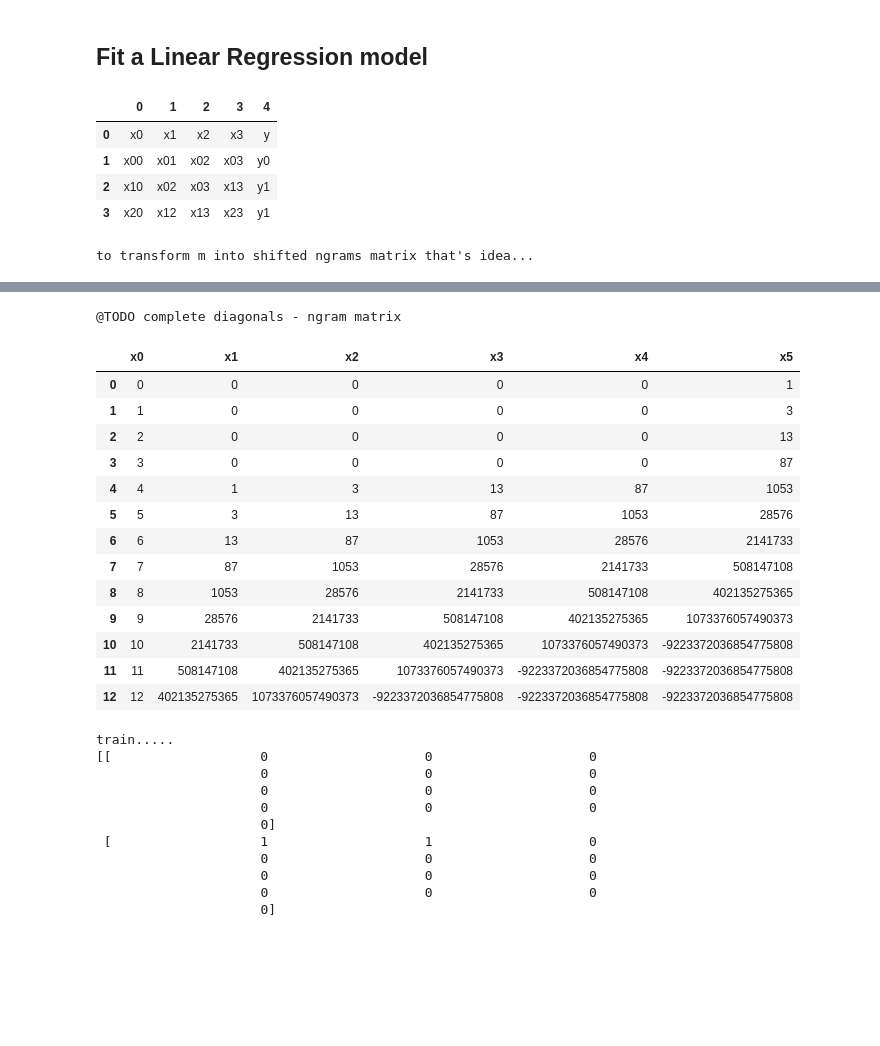
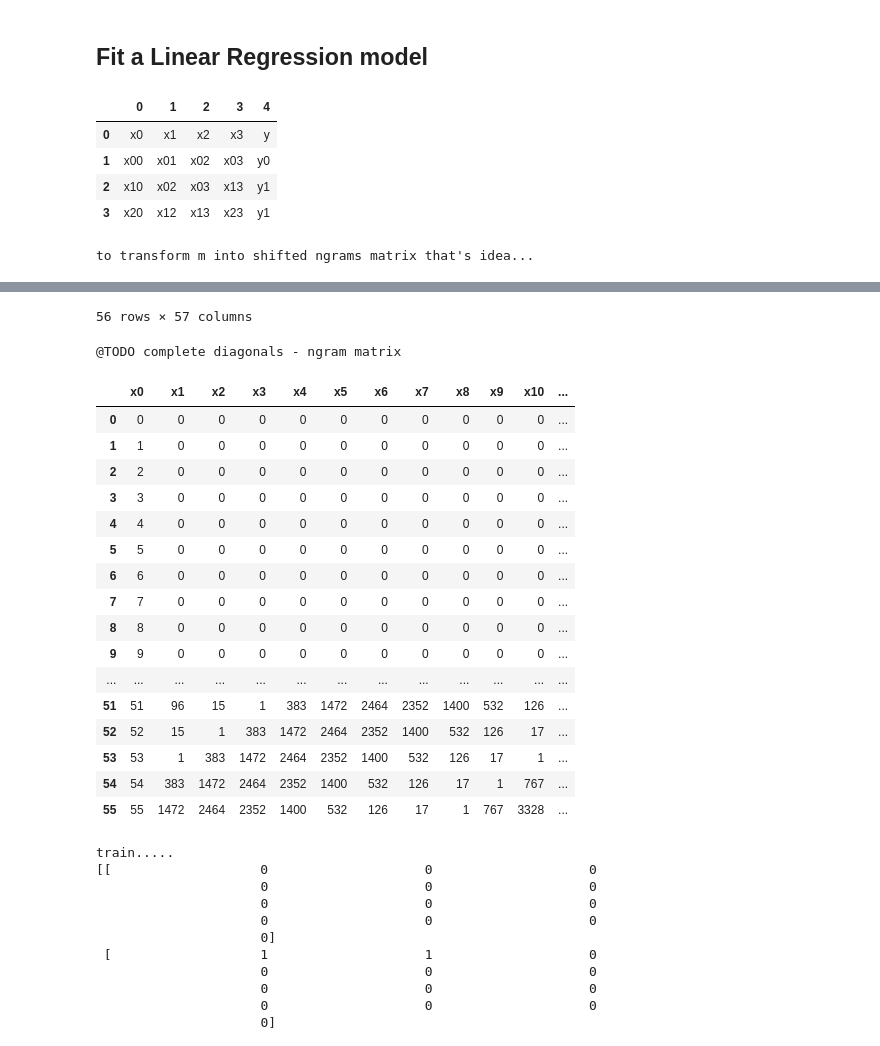
Before and after one commit to gerardobort/kaggle, a Jupyter notebook: integer-sequence-learning/serious approach 1.ipynb, the cells around one changed output, grey strips where cells are left out. Cells and saved outputs as stored; diff of their text form; code cells hidden in the pictures; blank space fills up the shorter version.

```diff
--- a/integer-sequence-learning/serious approach 1.ipynb
+++ b/integer-sequence-learning/serious approach 1.ipynb
@@ -68,8 +70,9 @@ def getTrainingSet(seq):
     columns.append("y")
     return trainingSet, columns
 
-trainingSet, columns = getTrainingSet(train.seq[0][:-1])
-X = pd.DataFrame(trainingSet[:,:-1].astype(int), columns=columns[:-1])
-y = pd.DataFrame(trainingSet[:,-1:].astype(int), columns=columns[-1:])
-display(X, y)
+trainingSet, columns = getTrainingSet(train.seq[1][:-1])
+#X = pd.DataFrame(trainingSet[:,:-1].astype(int), columns=columns[:-1])
+#y = pd.DataFrame(trainingSet[:,-1:].astype(int), columns=columns[-1:])
+#display(X, y)
+display(pd.DataFrame(trainingSet.astype(int), columns=columns))
 # %% [output]
@@ -112,6 +105,7 @@ display(pd.DataFrame([
         ]))
 print("to transform m into shifted ngrams matrix that's idea...")
 
+# performs dimensionality reduction using ngrams
 def getTrainingSetNgram(seq):
     m, columns = getTrainingSet(seq)
     n = int((m.shape[1]-2)/3) # n-gram n value
@@ -120,14 +114,15 @@ def getTrainingSetNgram(seq):
         mp[i,1:1+n] = m[i,1-n+i:1+i]
         #mp[i-n,0] = i
         #mp[i-n,1:1+n] = m[i,1-n+i:1+i]
-    #print(mp.shape, columns[:-(mp.shape[1]+2)])
-    return mp, columns[:-(mp.shape[1]+2)]
+    #print(mp.shape, columns[:mp.shape[1]])
+    columns[mp.shape[1]-1] = "y"
+    return mp, columns[:mp.shape[1]]
 
-trainingSet, columns = getTrainingSet(train.seq[0][:-1])
+trainingSet, columns = getTrainingSet(train.seq[1][:-1])
 display(pd.DataFrame(trainingSet.astype(int), columns=columns))
 
 print("@TODO complete diagonals - ngram matrix")
-trainingSet, columns = getTrainingSetNgram(train.seq[0][:-1])
+trainingSet, columns = getTrainingSetNgram(train.seq[1][:-1])
 display(pd.DataFrame(trainingSet.astype(int), columns=columns))
 # %% [output]
 |  | 0 | 1 | 2 | 3 | 4 |
@@ -153,18 +151,22 @@ to transform m into shifted ngrams matrix that's idea...
-@TODO complete diagonals - ngram matrix
+56 rows × 57 columns
+@TODO complete diagonals - ngram matrix
-|  | x0 | x1 | x2 | x3 | x4 | x5 |
-| 0 | 0 | 0 | 0 | 0 | 0 | 1 |
-| 1 | 1 | 0 | 0 | 0 | 0 | 3 |
-| 2 | 2 | 0 | 0 | 0 | 0 | 13 |
-| 3 | 3 | 0 | 0 | 0 | 0 | 87 |
-| 4 | 4 | 1 | 3 | 13 | 87 | 1053 |
-| 5 | 5 | 3 | 13 | 87 | 1053 | 28576 |
-| 6 | 6 | 13 | 87 | 1053 | 28576 | 2141733 |
-| 7 | 7 | 87 | 1053 | 28576 | 2141733 | 508147108 |
-| 8 | 8 | 1053 | 28576 | 2141733 | 508147108 | 402135275365 |
-| 9 | 9 | 28576 | 2141733 | 508147108 | 402135275365 | 1073376057490373 |
-| 10 | 10 | 2141733 | 508147108 | 402135275365 | 1073376057490373 | -9223372036854775808 |
-| 11 | 11 | 508147108 | 402135275365 | 1073376057490373 | -9223372036854775808 | -9223372036854775808 |
-| 12 | 12 | 402135275365 | 1073376057490373 | -9223372036854775808 | -9223372036854775808 | -9223372036854775808 |
+|  | x0 | x1 | x2 | x3 | x4 | x5 | x6 | x7 | x8 | x9 | x10 | ... |
+| 0 | 0 | 0 | 0 | 0 | 0 | 0 | 0 | 0 | 0 | 0 | 0 | ... |
+| 1 | 1 | 0 | 0 | 0 | 0 | 0 | 0 | 0 | 0 | 0 | 0 | ... |
+| 2 | 2 | 0 | 0 | 0 | 0 | 0 | 0 | 0 | 0 | 0 | 0 | ... |
+| 3 | 3 | 0 | 0 | 0 | 0 | 0 | 0 | 0 | 0 | 0 | 0 | ... |
+| 4 | 4 | 0 | 0 | 0 | 0 | 0 | 0 | 0 | 0 | 0 | 0 | ... |
+| 5 | 5 | 0 | 0 | 0 | 0 | 0 | 0 | 0 | 0 | 0 | 0 | ... |
+| 6 | 6 | 0 | 0 | 0 | 0 | 0 | 0 | 0 | 0 | 0 | 0 | ... |
+| 7 | 7 | 0 | 0 | 0 | 0 | 0 | 0 | 0 | 0 | 0 | 0 | ... |
+| 8 | 8 | 0 | 0 | 0 | 0 | 0 | 0 | 0 | 0 | 0 | 0 | ... |
+| 9 | 9 | 0 | 0 | 0 | 0 | 0 | 0 | 0 | 0 | 0 | 0 | ... |
+| ... | ... | ... | ... | ... | ... | ... | ... | ... | ... | ... | ... | ... |
+| 51 | 51 | 96 | 15 | 1 | 383 | 1472 | 2464 | 2352 | 1400 | 532 | 126 | ... |
+| 52 | 52 | 15 | 1 | 383 | 1472 | 2464 | 2352 | 1400 | 532 | 126 | 17 | ... |
+| 53 | 53 | 1 | 383 | 1472 | 2464 | 2352 | 1400 | 532 | 126 | 17 | 1 | ... |
+| 54 | 54 | 383 | 1472 | 2464 | 2352 | 1400 | 532 | 126 | 17 | 1 | 767 | ... |
+| 55 | 55 | 1472 | 2464 | 2352 | 1400 | 532 | 126 | 17 | 1 | 767 | 3328 | ... |
 # %%
 regresor = LinearRegression()
 regresor.fit(X.as_matrix(), y.as_matrix())
```
Also changed, not shown: parts of 5 cells of this notebook, 1 other file.
